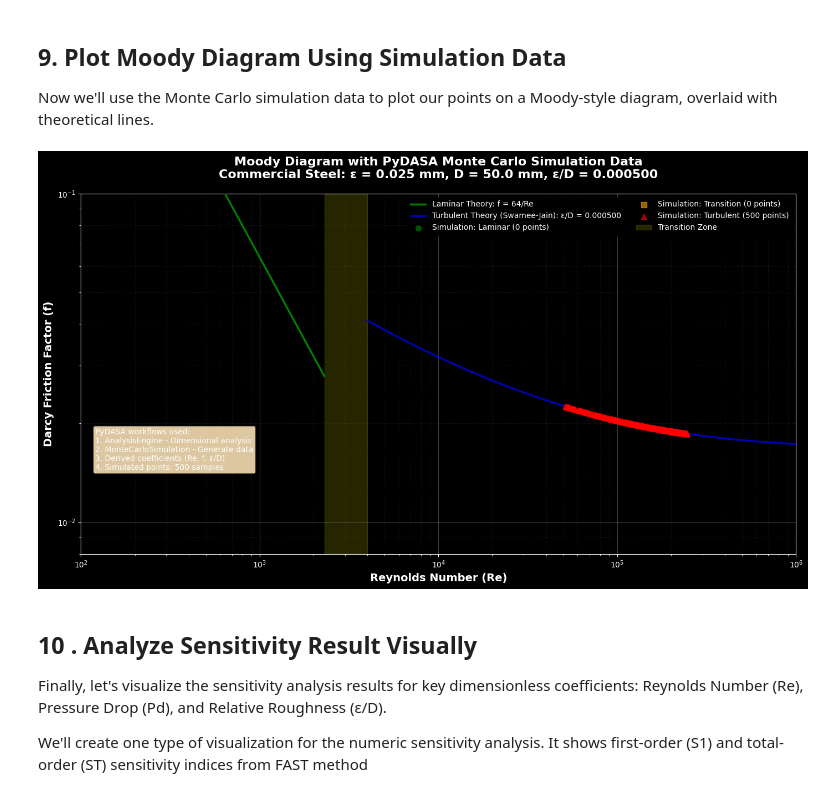
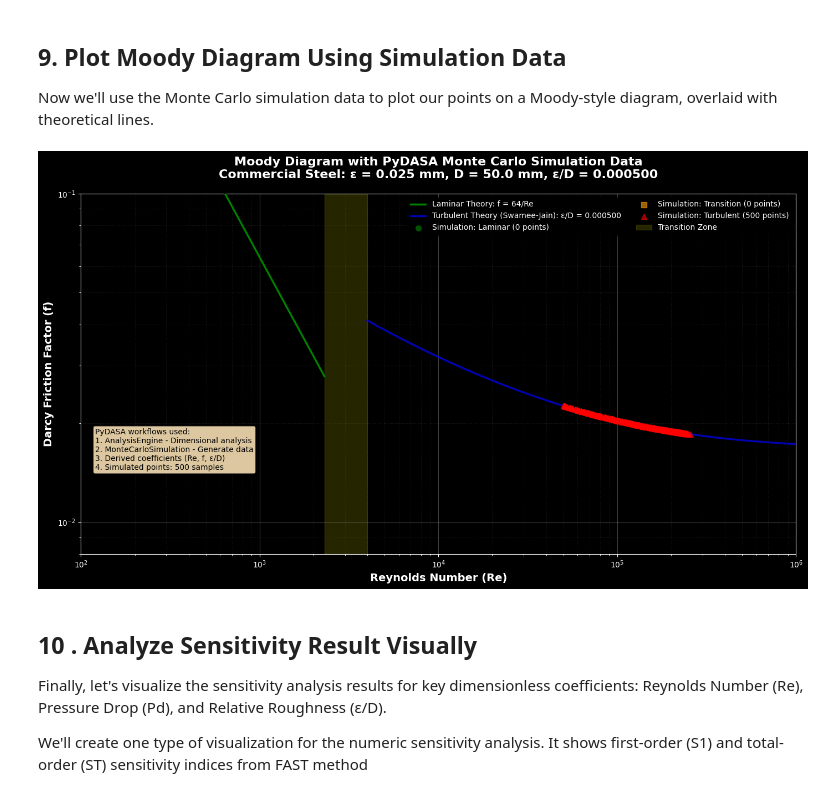
Before and after one commit to DASA-Design/PyDASA, a Jupyter notebook: docs/source/_static/examples/notebooks/PyDASA-Reynolds.ipynb, the cells around one changed output. Drawn from its saved outputs; the diff is of its cells as text; code cells hidden in the pictures.

```diff
--- a/docs/source/_static/examples/notebooks/PyDASA-Reynolds.ipynb
+++ b/docs/source/_static/examples/notebooks/PyDASA-Reynolds.ipynb
@@ -869,35 +855,35 @@ ax.axvspan(2300, 4000, alpha=0.15, color="yellow", label="Transition Zone", zord
 ax.set_xlabel("Reynolds Number (Re)", fontsize=14, fontweight="bold")
 ax.set_ylabel("Darcy Friction Factor (f)", fontsize=14, fontweight="bold")
 ax.set_title(f"Moody Diagram with PyDASA Monte Carlo Simulation Data\n" +
              f"Commercial Steel: ε = {epsilon_mean*1000:.3f} mm, D = {D_mean*1000:.1f} mm, ε/D = {rel_rough:.6f}",
              fontsize=16, fontweight="bold", pad=20)
 
 # 6. Set axis limits
 ax.set_xlim(100, 1e6)
 ax.set_ylim(0.008, 0.1)
 
 # 7. Add grid
 ax.grid(True, which="major", ls="-", linewidth=0.8, alpha=0.5, color="gray")
 ax.grid(True, which="minor", ls=":", linewidth=0.5, alpha=0.3, color="gray")
 
 # 8. Add legend
 ax.legend(loc="upper right", fontsize=10, framealpha=0.95,
           edgecolor="black", shadow=True, ncol=2)
 
 # 9. Add annotation
 textstr = ("PyDASA workflows used:\n"
            "1. AnalysisEngine - Dimensional analysis\n"
            "2. MonteCarloSimulation - Generate data\n"
            "3. Derived coefficients (Re, f, ε/D)\n"
            f"4. Simulated points: {len(Re_sim)} samples")
 props = dict(boxstyle="round", facecolor="wheat", alpha=0.9, edgecolor="black", linewidth=1.5)
 ax.text(0.02, 0.35, textstr, transform=ax.transAxes, fontsize=10,
-        verticalalignment="top", bbox=props)
+        verticalalignment="top", bbox=props, color="black")
 
 plt.tight_layout()
 plt.show()
 # %% [output]
-[figure, old version]
+[figure, new version]
 # %% [markdown]
 ## 10 . Analyze Sensitivity Result Visually
 
```
Also changed, not shown: parts of 4 cells of this notebook, 1 other file.
